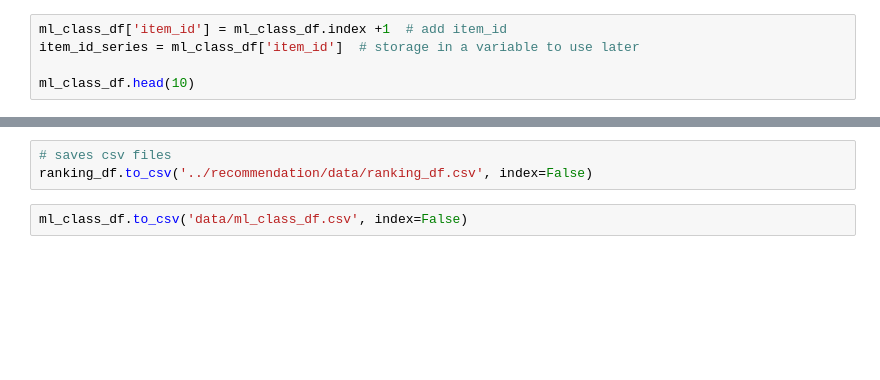
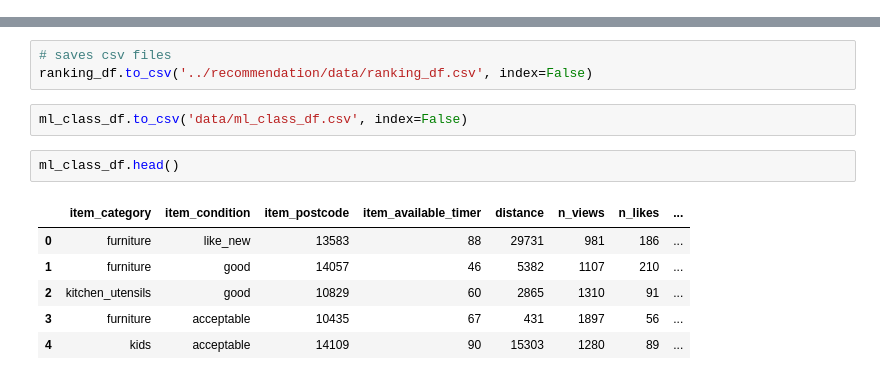
Before and after one commit to TechLabs-Berlin/wt23-geofree, a Jupyter notebook: machine_learning/mock_datasets-classif-reco.ipynb, the cells around one changed output, grey strips where cells are left out. Cells and saved outputs as stored; diff of their text form; blank space fills up the shorter version.

```diff
--- a/machine_learning/mock_datasets-classif-reco.ipynb
+++ b/machine_learning/mock_datasets-classif-reco.ipynb
@@ -354,5 +350,0 @@ ml_class_df.head()
-# %%
-ml_class_df['item_id'] = ml_class_df.index +1  # add item_id
-item_id_series = ml_class_df['item_id']  # storage in a variable to use later
-
-ml_class_df.head(10)
@@ -477,3 +472,12 @@ memory usage: 312.5+ KB
 ranking_df.to_csv('../recommendation/data/ranking_df.csv', index=False)
 # %%
 ml_class_df.to_csv('data/ml_class_df.csv', index=False)
+# %%
+ml_class_df.head()
+# %% [output]
+|  | item_category | item_condition | item_postcode | item_available_timer | distance | n_views | n_likes | ... |
+| 0 | furniture | like_new | 13583 | 88 | 29731 | 981 | 186 | ... |
+| 1 | furniture | good | 14057 | 46 | 5382 | 1107 | 210 | ... |
+| 2 | kitchen_utensils | good | 10829 | 60 | 2865 | 1310 | 91 | ... |
+| 3 | furniture | acceptable | 10435 | 67 | 431 | 1897 | 56 | ... |
+| 4 | kids | acceptable | 14109 | 90 | 15303 | 1280 | 89 | ... |
```
Also changed, not shown: parts of 18 cells of this notebook, 13 other files.
